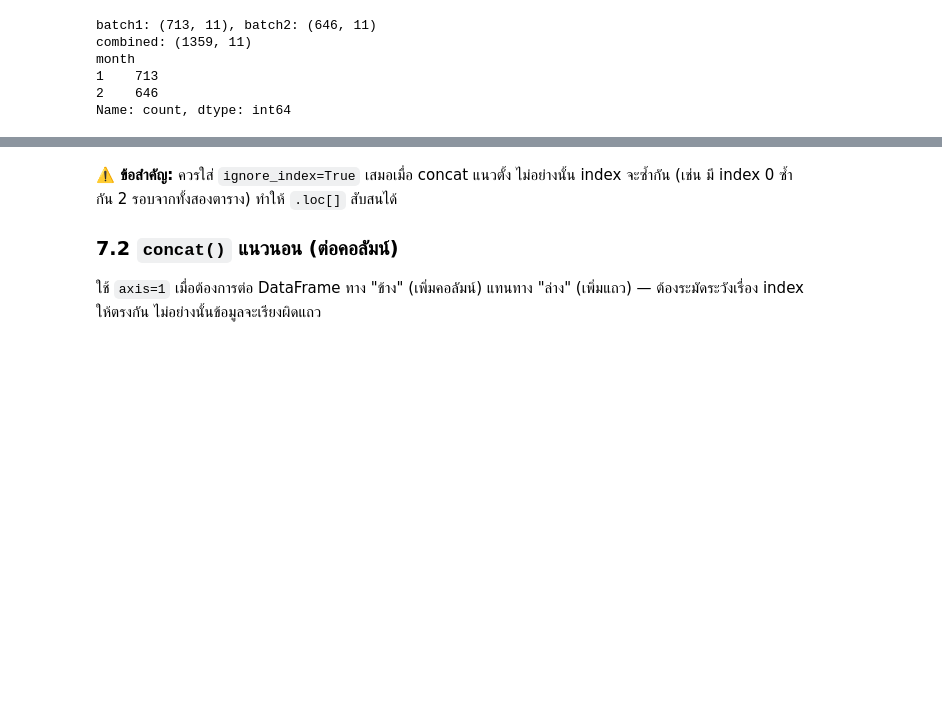
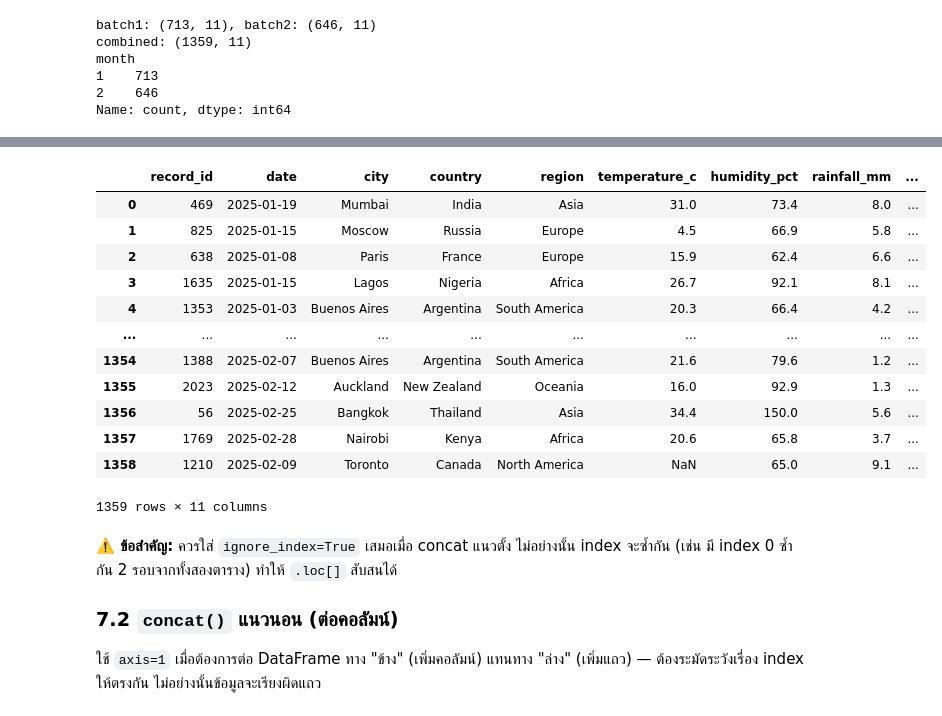
Before and after one commit to kunphat510214-netizen/-, a Jupyter notebook: Module-A-Notebooks/SC612104_Session09_Pandas_Advanced.ipynb, the cells around one changed output, grey strips where cells are left out. Saved outputs shown, nothing was run; the diff lists cells and outputs as text; code cells hidden in the pictures; blank space fills up the shorter version.

```diff
--- a/Module-A-Notebooks/SC612104_Session09_Pandas_Advanced.ipynb
+++ b/Module-A-Notebooks/SC612104_Session09_Pandas_Advanced.ipynb
@@ -898,3 +528,19 @@ Name: count, dtype: int64
+# %%
+combined
+# %% [output]
+|  | record_id | date | city | country | region | temperature_c | humidity_pct | rainfall_mm | ... |
+| 0 | 469 | 2025-01-19 | Mumbai | India | Asia | 31.0 | 73.4 | 8.0 | ... |
+| 1 | 825 | 2025-01-15 | Moscow | Russia | Europe | 4.5 | 66.9 | 5.8 | ... |
+| 2 | 638 | 2025-01-08 | Paris | France | Europe | 15.9 | 62.4 | 6.6 | ... |
+| 3 | 1635 | 2025-01-15 | Lagos | Nigeria | Africa | 26.7 | 92.1 | 8.1 | ... |
+| 4 | 1353 | 2025-01-03 | Buenos Aires | Argentina | South America | 20.3 | 66.4 | 4.2 | ... |
+| ... | ... | ... | ... | ... | ... | ... | ... | ... | ... |
+| 1354 | 1388 | 2025-02-07 | Buenos Aires | Argentina | South America | 21.6 | 79.6 | 1.2 | ... |
+| 1355 | 2023 | 2025-02-12 | Auckland | New Zealand | Oceania | 16.0 | 92.9 | 1.3 | ... |
+| 1356 | 56 | 2025-02-25 | Bangkok | Thailand | Asia | 34.4 | 150.0 | 5.6 | ... |
+| 1357 | 1769 | 2025-02-28 | Nairobi | Kenya | Africa | 20.6 | 65.8 | 3.7 | ... |
+| 1358 | 1210 | 2025-02-09 | Toronto | Canada | North America | NaN | 65.0 | 9.1 | ... |
+1359 rows × 11 columns
 # %% [markdown]
 **⚠️ ข้อสำคัญ:** ควรใส่ `ignore_index=True` เสมอเมื่อ concat แนวตั้ง ไม่อย่างนั้น index จะซ้ำกัน (เช่น มี index 0 ซ้ำกัน 2 รอบจากทั้งสองตาราง) ทำให้ `.loc[]` สับสนได้
 
```
Also changed, not shown: parts of 54 cells of this notebook.
